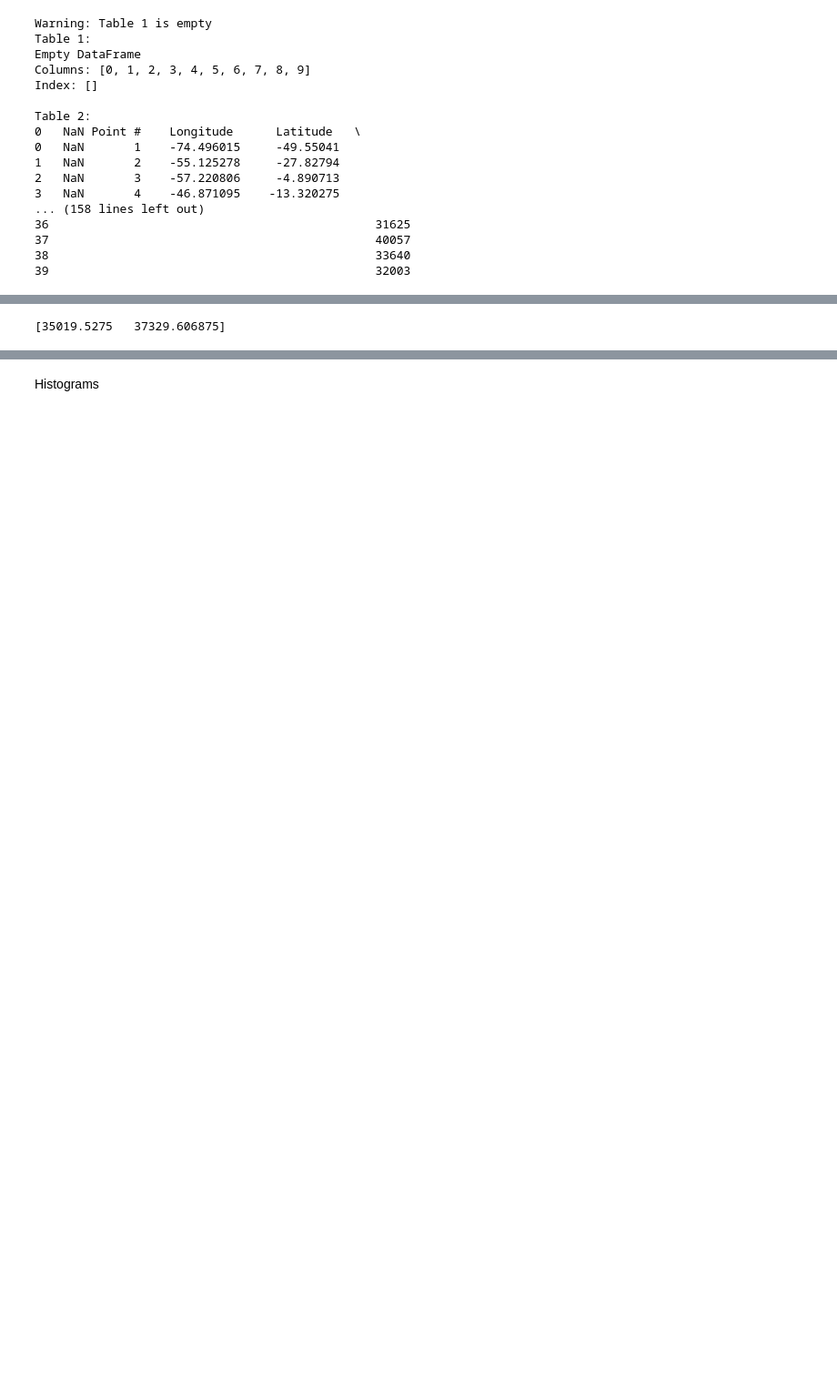
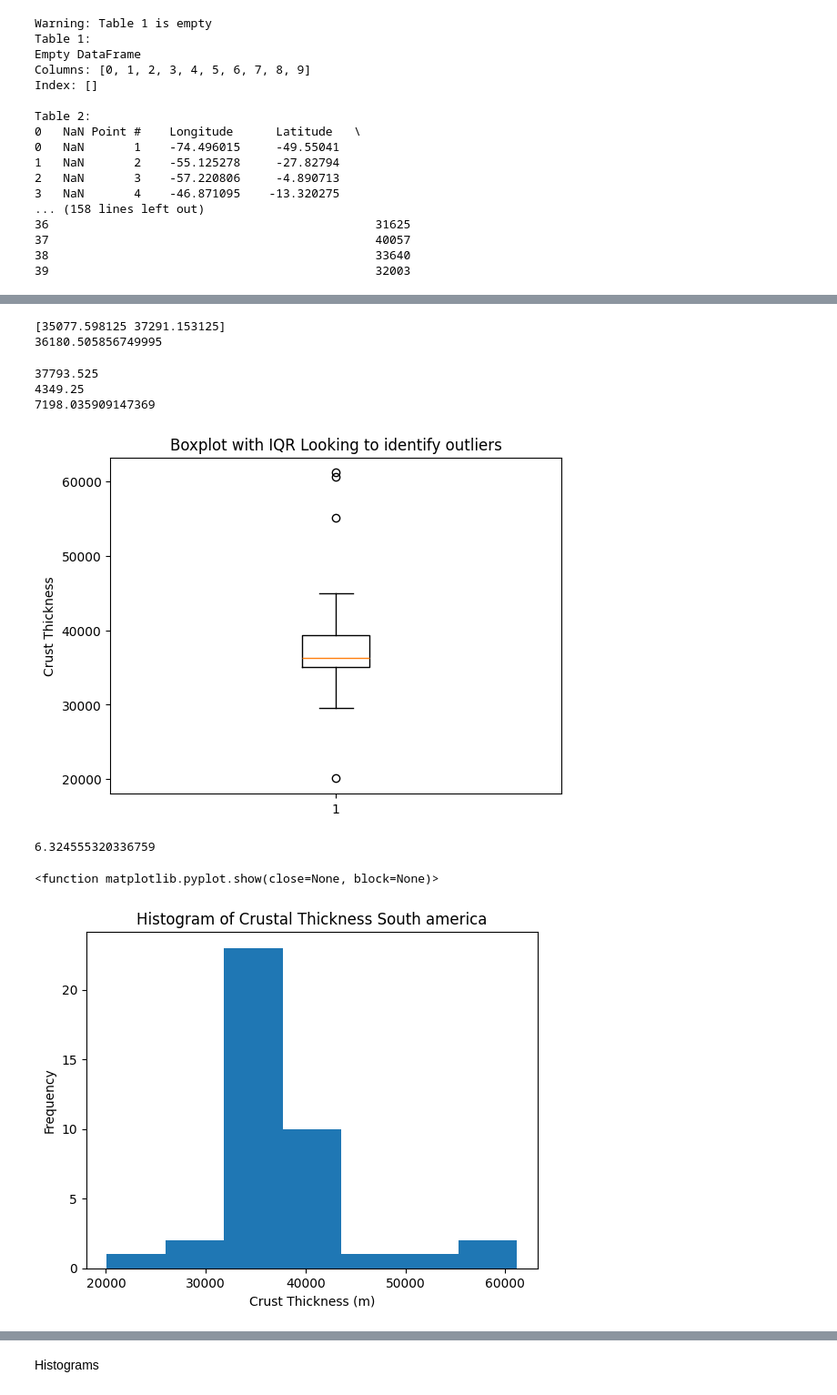
Before and after one commit to Clover130/Seismic-Babes-Group-Project-1, a Jupyter notebook: EMSC2010_Group_Project_1_Seismic_Babes.ipynb, the cells around one changed output, grey strips where cells are left out. Shown at 91% size. Cells and saved outputs as stored; diff of their text form; code cells hidden in the pictures; blank space fills up the shorter version.

```diff
--- a/EMSC2010_Group_Project_1_Seismic_Babes.ipynb
+++ b/EMSC2010_Group_Project_1_Seismic_Babes.ipynb
@@ -303,12 +401,60 @@ print(np.shape(barA))
 # %%
 CI_A = np.percentile(barA,[2.5,97.5])
+Mean_A = np.mean(barA)
 print(CI_A)
+print(Mean_A)
 
 ## Computing confidence interval for Australia crustal thickness
 # %% [output]
-[35019.5275   37329.606875]
+[35077.598125 37291.153125]
+36180.505856749995
 # %%
 Y = np.array([34322,35293,35039,39410,35067,35280,35828,55091,32356,36503,35437,36176,29607,39611,38196,20095,29776,60654,39834,32626,40245,35027,61185,39174,37772,37345,37636,35915,36660,40062,41767,44928,33984,36122,36792,36381,34633,36011,34524,39377])
 
 ## Y represents the crustal thickness of South
+# %%
+#basic summary stats of raw data, ensuring no extreme outliers that could
+#extreme skew of the random data could be unrepresenative of bootstrapped data causing an artifact.
+## need mean, Inter quartile range-and plot for outliers , and standard diviation of the raw data
+
+##sumamry stats
+Mean_Y = np.mean(Y)
+print(Mean_Y)
+## finding IQR to look for outliers
+Q1_Y = np.percentile(Y,25)
+Q3_Y = np.percentile(Y,75)
+IQR_Y = Q3_Y -Q1_Y
+print(IQR_Y)
+
+## STD OF RAW DATA
+std_Y = np.std(Y)
+print(std_Y)
+
+#simple Boxplot to indetify possible outliers
+
+plt.boxplot(Y)
+plt.title('Boxplot with IQR Looking to identify outliers')
+plt.ylabel('Crust Thickness')
+plt.show()
+
+### taking SQRT TO FIND BIN NUM
+# math.sqrt(len(X))
+print(np.sqrt(len(Y)))
+## sqrt of 40 to give approiate amount of bins
+
+# Plotting dist to see if there is any skew in the raw data.
+
+plt.hist(Y, bins=7)
+plt.title('Histogram of Crustal Thickness South america')
+plt.xlabel('Crust Thickness (m)')
+plt.ylabel('Frequency')
+plt.show
+# %% [output]
+37793.525
+4349.25
+7198.035909147369
+[figure, added]
+6.324555320336759
+<function matplotlib.pyplot.show(close=None, block=None)>
+[figure, added]
 # %%
```
Also changed, not shown: parts of 41 cells of this notebook.
